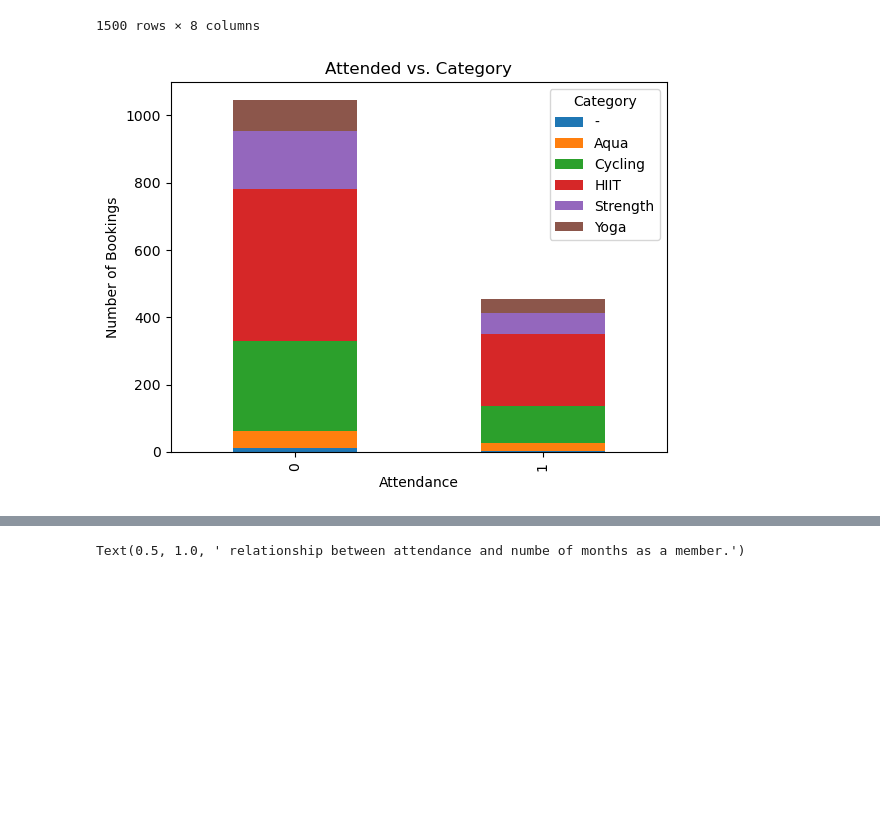
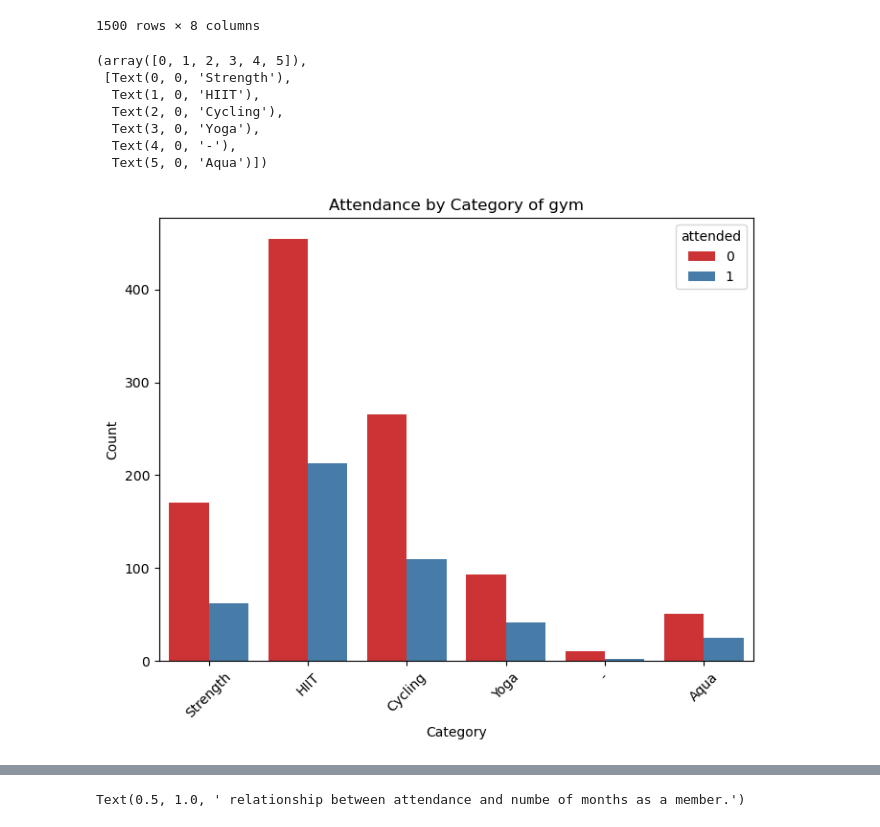
Before and after one commit to sajinamatya/classification-problem, a Jupyter notebook: fitnesscenter.ipynb, the cells around one changed output, grey strips where cells are left out. Drawn from its saved outputs; the diff is of its cells as text; code cells hidden in the pictures; blank space fills up the shorter version.

```diff
--- a/fitnesscenter.ipynb
+++ b/fitnesscenter.ipynb
@@ -127,15 +127,18 @@ data.fillna(data['weight'].mean())
 | 1499 | 1500 | 20 | 94.39 | 8 | Thu | AM | Cycling | 1 |
 1500 rows × 8 columns
 # %%
-# performing the cross tabluation in order to separate the category in order to find out the number of attended and not attendead booking
-crosstab = pd.crosstab(data['attended'], data['category'])
-
-# Create a bar plot
-crosstab.plot(kind='bar', stacked=True,)
-plt.xlabel("Attendance")
-plt.ylabel("Number of Bookings")
-plt.title("Attended vs. Category")
-plt.legend(title="Category")
-plt.show()
+plt.figure(figsize=(8, 6))
+sns.countplot(data=data, x='category', hue='attended', palette='Set1')
+plt.title('Attendance by Category of gym')
+plt.xlabel('Category')
+plt.ylabel('Count')
+plt.xticks(rotation=45)
 # %% [output]
+(array([0, 1, 2, 3, 4, 5]),
+ [Text(0, 0, 'Strength'),
+  Text(1, 0, 'HIIT'),
+  Text(2, 0, 'Cycling'),
+  Text(3, 0, 'Yoga'),
+  Text(4, 0, '-'),
+  Text(5, 0, 'Aqua')])
-[figure, old version]
+[figure, new version]
```
Also changed, not shown: parts of 9 cells of this notebook.
